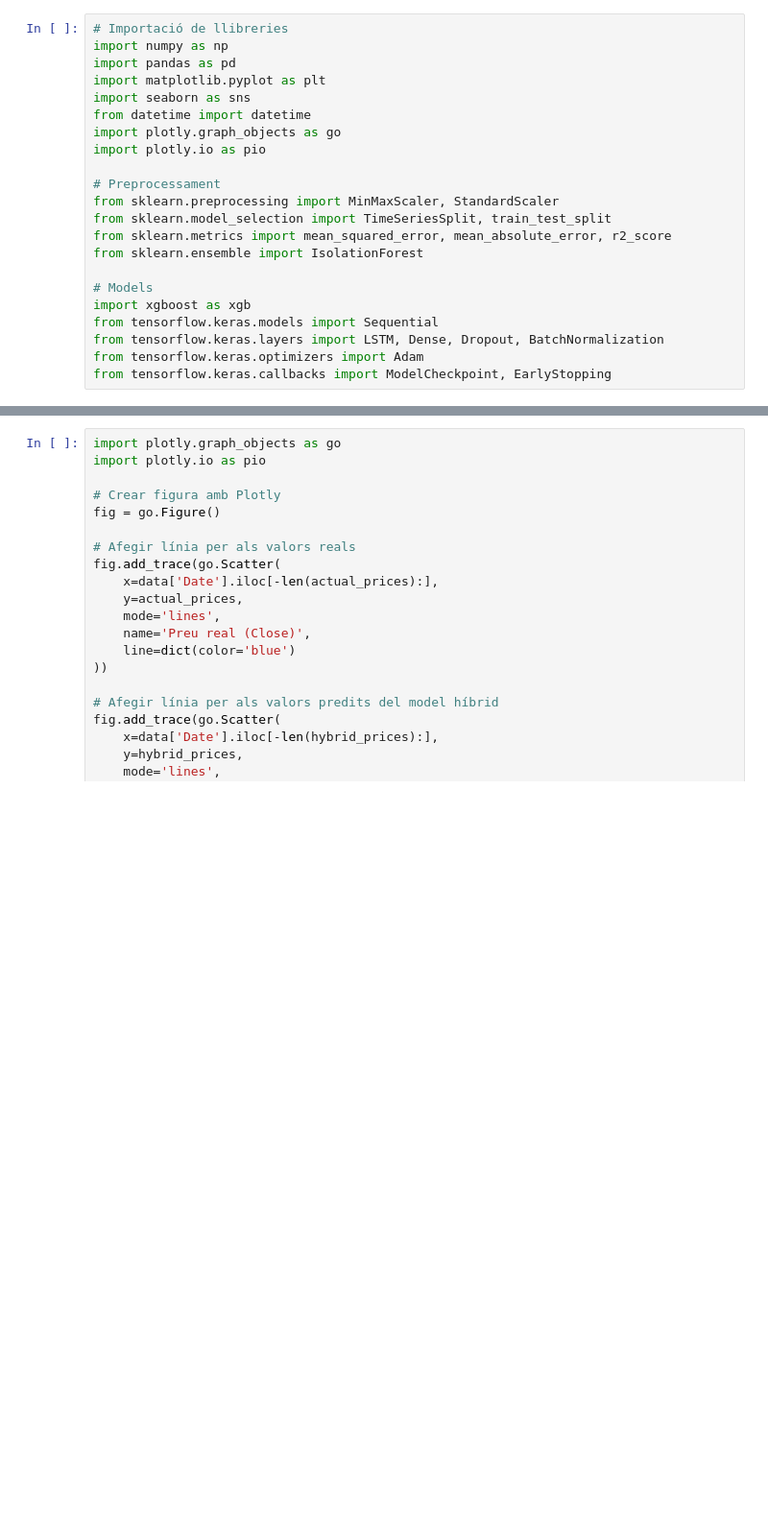
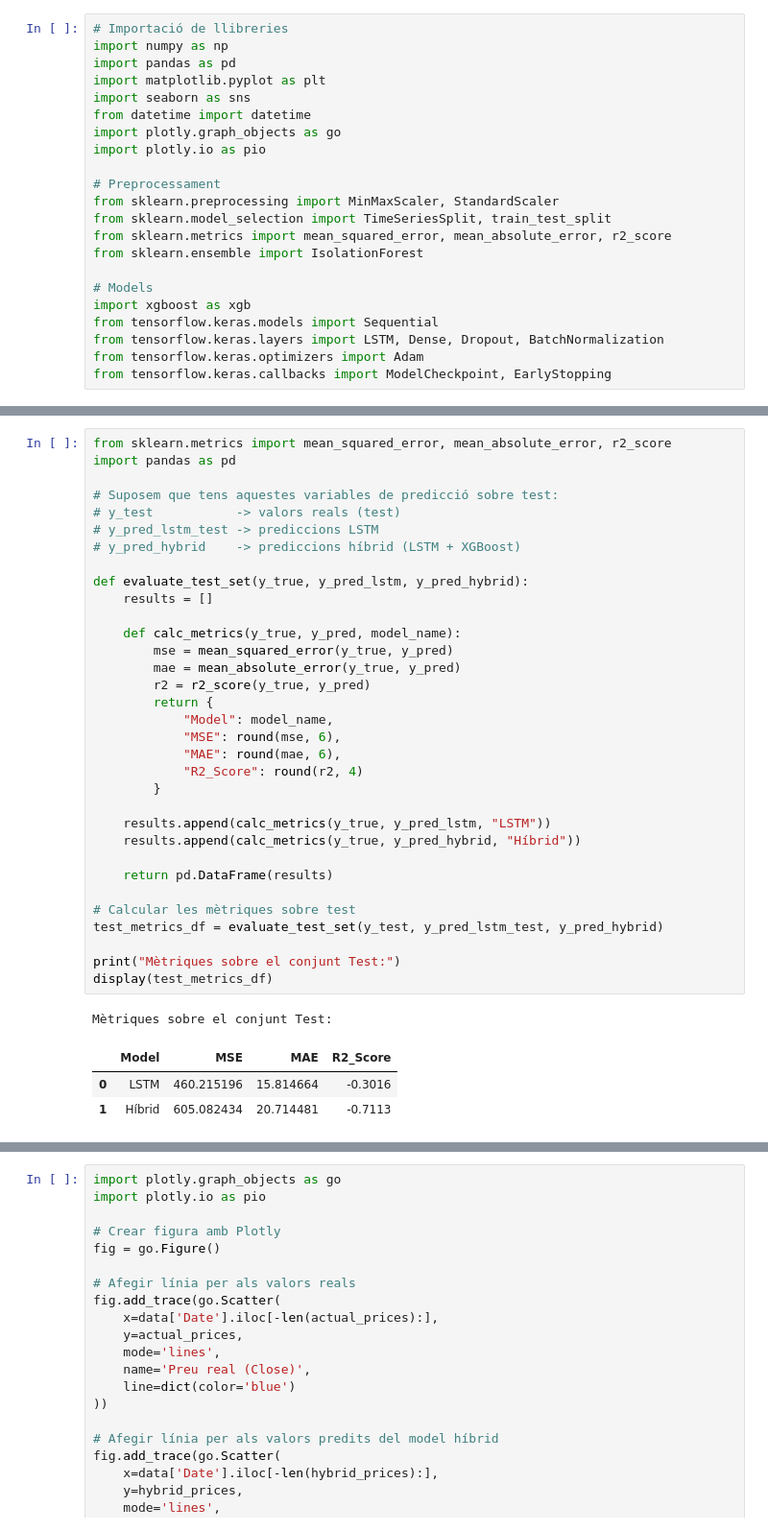
Before and after one commit to mmonsocadena/TFG_PredictStock, a Jupyter notebook: model hybrid.ipynb, the cells around one changed output, grey strips where cells are left out. Shown: that part at 96% size. Saved outputs shown, nothing was run; the diff lists cells and outputs as text; blank space fills up the shorter version.

```diff
--- a/model hybrid.ipynb
+++ b/model hybrid.ipynb
@@ -314 +237,39 @@ Model Performance Comparison:
+# %%
+from sklearn.metrics import mean_squared_error, mean_absolute_error, r2_score
+import pandas as pd
+
+# Suposem que tens aquestes variables de predicció sobre test:
+# y_test           -> valors reals (test)
+# y_pred_lstm_test -> prediccions LSTM
+# y_pred_hybrid    -> prediccions híbrid (LSTM + XGBoost)
+
+def evaluate_test_set(y_true, y_pred_lstm, y_pred_hybrid):
+    results = []
+
+    def calc_metrics(y_true, y_pred, model_name):
+        mse = mean_squared_error(y_true, y_pred)
+        mae = mean_absolute_error(y_true, y_pred)
+        r2 = r2_score(y_true, y_pred)
+        return {
+            "Model": model_name,
+            "MSE": round(mse, 6),
+            "MAE": round(mae, 6),
+            "R2_Score": round(r2, 4)
+        }
+
+    results.append(calc_metrics(y_true, y_pred_lstm, "LSTM"))
+    results.append(calc_metrics(y_true, y_pred_hybrid, "Híbrid"))
+
+    return pd.DataFrame(results)
+
+# Calcular les mètriques sobre test
+test_metrics_df = evaluate_test_set(y_test, y_pred_lstm_test, y_pred_hybrid)
+
+print("Mètriques sobre el conjunt Test:")
+display(test_metrics_df)
+# %% [output]
+Mètriques sobre el conjunt Test:
+|  | Model | MSE | MAE | R2_Score |
+| 0 | LSTM | 460.215196 | 15.814664 | -0.3016 |
+| 1 | Híbrid | 605.082434 | 20.714481 | -0.7113 |
 # %%
```
Also changed, not shown: parts of 18 cells of this notebook, 54 other files.
